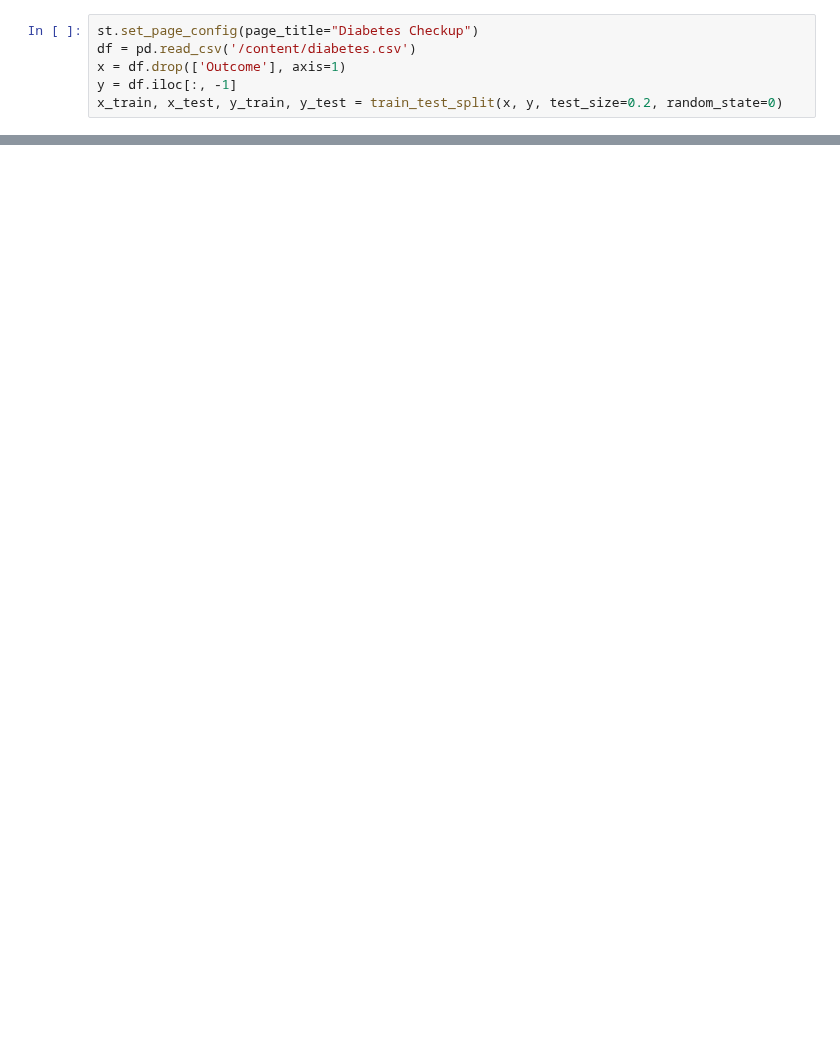
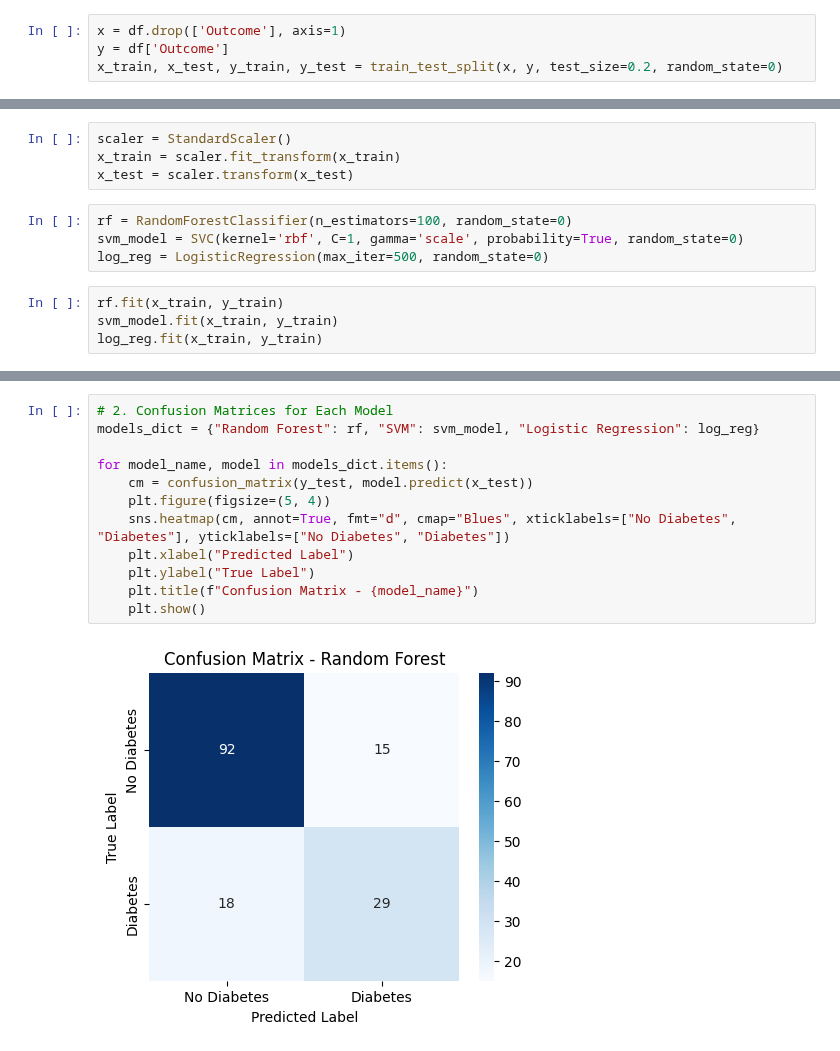
Before and after one commit to shambhavi1708/disease-detection-system, a Jupyter notebook: Diabetes.ipynb, the cells around one changed output, grey strips where cells are left out. Saved outputs shown, nothing was run; the diff lists cells and outputs as text; blank space fills up the shorter version.

```diff
--- a/Diabetes.ipynb
+++ b/Diabetes.ipynb
@@ -12,6 +45,4 @@ ModuleNotFoundError: No module named 'streamlit'
 # %%
-st.set_page_config(page_title="Diabetes Checkup")
-df = pd.read_csv('/content/diabetes.csv')
 x = df.drop(['Outcome'], axis=1)
-y = df.iloc[:, -1]
+y = df['Outcome']
 x_train, x_test, y_train, y_test = train_test_split(x, y, test_size=0.2, random_state=0)
@@ -148,0 +49,12 @@ st.warning("**Medical Disclaimer**: This tool provides an estimate based on stat
+# %%
+scaler = StandardScaler()
+x_train = scaler.fit_transform(x_train)
+x_test = scaler.transform(x_test)
+# %%
+rf = RandomForestClassifier(n_estimators=100, random_state=0)
+svm_model = SVC(kernel='rbf', C=1, gamma='scale', probability=True, random_state=0)
+log_reg = LogisticRegression(max_iter=500, random_state=0)
+# %%
+rf.fit(x_train, y_train)
+svm_model.fit(x_train, y_train)
+log_reg.fit(x_train, y_train)
@@ -148,0 +105,14 @@ st.warning("**Medical Disclaimer**: This tool provides an estimate based on stat
+# %%
+# 2. Confusion Matrices for Each Model
+models_dict = {"Random Forest": rf, "SVM": svm_model, "Logistic Regression": log_reg}
+
+for model_name, model in models_dict.items():
+    cm = confusion_matrix(y_test, model.predict(x_test))
+    plt.figure(figsize=(5, 4))
+    sns.heatmap(cm, annot=True, fmt="d", cmap="Blues", xticklabels=["No Diabetes", "Diabetes"], yticklabels=["No Diabetes", "Diabetes"])
+    plt.xlabel("Predicted Label")
+    plt.ylabel("True Label")
+    plt.title(f"Confusion Matrix - {model_name}")
+    plt.show()
+# %% [output]
+[figure, added]
```
Also changed, not shown: parts of 29 cells of this notebook.
